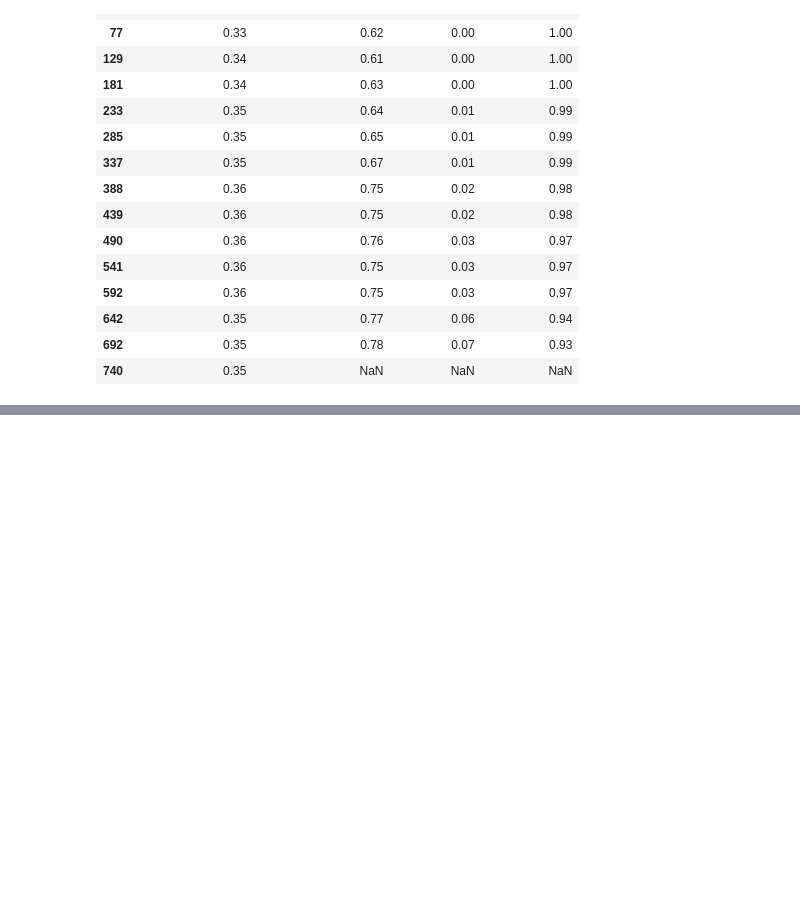
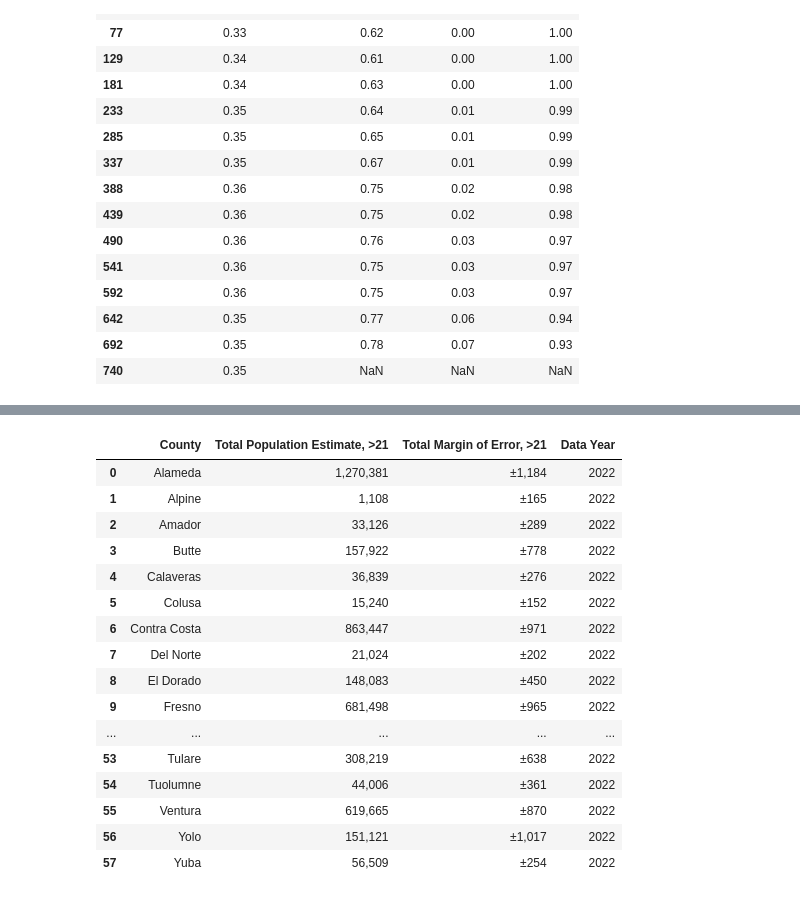
Before and after one commit to kellerl7/SIADS_Milestone_1, a Jupyter notebook: pm_data/CMC_Notebook.ipynb, the cells around one changed output, grey strips where cells are left out. Drawn from its saved outputs; the diff is of its cells as text; code cells hidden in the pictures; blank space fills up the shorter version.

```diff
--- a/pm_data/CMC_Notebook.ipynb
+++ b/pm_data/CMC_Notebook.ipynb
@@ -150,0 +235,49 @@ See the caveats in the documentation: https://pandas.pydata.org/pandas-docs/stab
+# %%
+# extract unique county names
+county_names = [col.split("!!")[0] for col in df.columns if "California" in col]
+county_names = list(set(county_names))
+
+# extract county total and margin of error from main dataset
+county_total = [f"{county}!!Total!!Estimate" for county in county_names]
+county_margin_of_error = [f"{county}!!Total!!Margin of Error" for county in county_names]
+
+# making df of those
+county_total = df.loc[:, county_total]
+county_margin_of_error = df.loc[:, county_margin_of_error]
+
+# creating county total population estimate df
+ct_df =county_total.transpose()
+ct_df = ct_df.reset_index()
+ct_df.columns = ['County' , 'Total Population Estimate, >21']
+ct_df['County'] = ct_df['County'].str.split(' County').str[0]
+ct_df = ct_df.sort_values(by='County', ascending=True).reset_index(drop=True)
+
+# creating county margin of error
+me_df = county_margin_of_error.transpose()
+me_df = me_df.reset_index()
+me_df.columns = ['County' , 'Total Margin of Error, >21']
+me_df['County'] = me_df['County'].str.split(' County').str[0]
+me_df = me_df.sort_values(by='County', ascending=True).reset_index(drop=True)
+
+# merging on county
+ct_me_df22 = pd.merge(ct_df, me_df, how='inner', on = ['County'])
+ct_me_df22['Data Year'] = 2022
+ct_me_df22
+# %% [output]
+|  | County | Total Population Estimate, >21 | Total Margin of Error, >21 | Data Year |
+| 0 | Alameda | 1,270,381 | ±1,184 | 2022 |
+| 1 | Alpine | 1,108 | ±165 | 2022 |
+| 2 | Amador | 33,126 | ±289 | 2022 |
+| 3 | Butte | 157,922 | ±778 | 2022 |
+| 4 | Calaveras | 36,839 | ±276 | 2022 |
+| 5 | Colusa | 15,240 | ±152 | 2022 |
+| 6 | Contra Costa | 863,447 | ±971 | 2022 |
+| 7 | Del Norte | 21,024 | ±202 | 2022 |
+| 8 | El Dorado | 148,083 | ±450 | 2022 |
+| 9 | Fresno | 681,498 | ±965 | 2022 |
+| ... | ... | ... | ... | ... |
+| 53 | Tulare | 308,219 | ±638 | 2022 |
+| 54 | Tuolumne | 44,006 | ±361 | 2022 |
+| 55 | Ventura | 619,665 | ±870 | 2022 |
+| 56 | Yolo | 151,121 | ±1,017 | 2022 |
+| 57 | Yuba | 56,509 | ±254 | 2022 |
```
Also changed, not shown: parts of 4 cells of this notebook, 1 other file.
